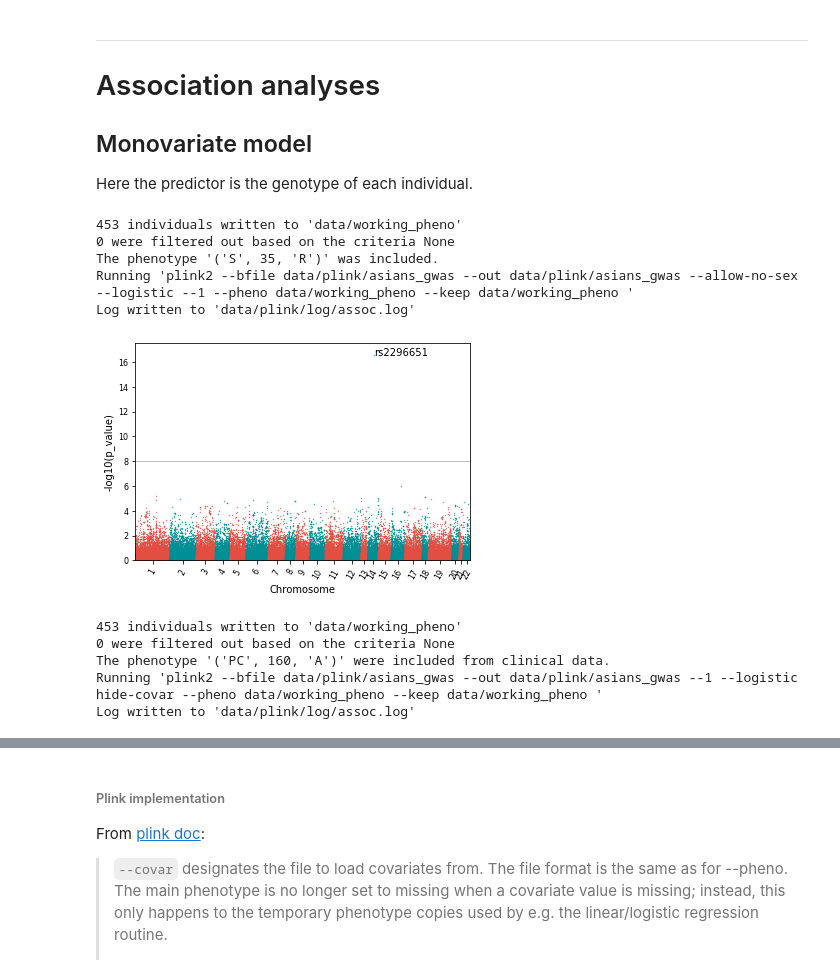
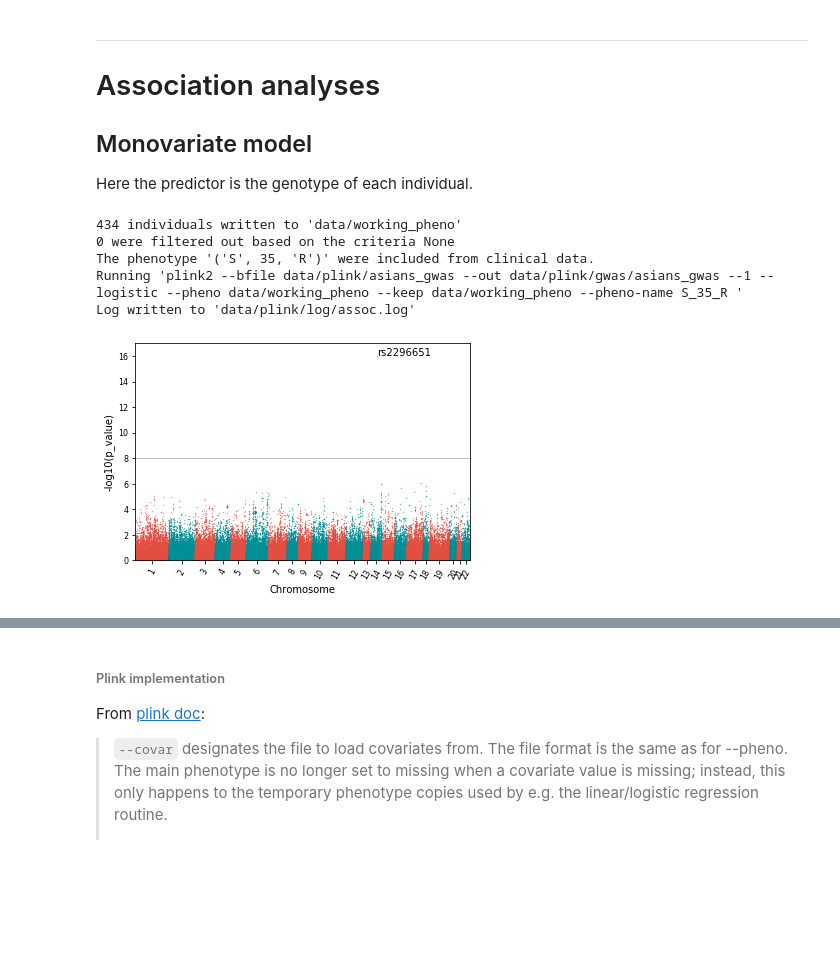
Before and after one commit to matthiaszeller/HBV, a Jupyter notebook: GWAS - Asian individuals.ipynb, the cells around one changed output, grey strips where cells are left out. Drawn from its saved outputs; the diff is of its cells as text; code cells hidden in the pictures; blank space fills up the shorter version.

```diff
--- a/GWAS - Asian individuals.ipynb
+++ b/GWAS - Asian individuals.ipynb
@@ -112,6 +122,7 @@ Log written to 'data/plink/log/asians_gwas_4_missing.log'
 
 This is the last step of QC, the datset will be ready for association analyses.
 # %%
-host.run_plink("--maf 0.01 --hwe 1e-6 --make-bed", file=path_missingness_treated_dataset, extension='bed',
+o, e = host.run_plink("--maf "+str(THRESHOLD_MAF)+" --hwe "+str(THRESHOLD_HWE)+" --make-bed",
+               file=path_missingness_treated_dataset, extension='bed',
               out=PATH_ASIANS_GWAS, log_name='asians_gwas_5_maf_hwe');
 # %% [output]
@@ -124,28 +157,18 @@ Log written to 'data/plink/log/asians_gwas_5_maf_hwe.log'
 ## Monovariate model
 
 Here the predictor is the genotype of each individual.
-# %%
-common.write_phenotypes(PATH_ASIANS_GWAS, phenotype=('S', 35, 'R'), output_path=PATH_WORKING_PHENOTYPES)
-host.run_assoc(binary=True, exclude_chrs=None, file=PATH_ASIANS_GWAS);
-# %% [output]
-453 individuals written to 'data/working_pheno'
-0 were filtered out based on the criteria None
-The phenotype '('S', 35, 'R')' was included.
-Running 'plink2 --bfile data/plink/asians_gwas --out data/plink/asians_gwas --allow-no-sex --logistic --1 --pheno data/working_pheno --keep data/working_pheno '
-Log written to 'data/plink/log/assoc.log'
 # %%
-data = FormatData(PATH_ASIANS_GWAS+'.S_35_R.glm.logistic', sep='\s+', chromosome='#CHROM',
+common.write_phenotypes(PATH_ASIANS_GWAS, phenotype=('S', 35, 'R'), output_path=PATH_WORKING_PHENOTYPES)
+o, e = host.run_gwas(use_pheno="S_35_R", path_covariates=None, path_phenotypes=PATH_WORKING_PHENOTYPES);
+# No covariates, phenotype is WORKING_PHENOTYPE
+data = FormatData(PATH_ASIANS_GWAS_RESULTS+'.S_35_R.glm.logistic', sep='\s+', chromosome='#CHROM',
                   p_value='P')
 GenerateManhattan(data, refSNP='ID', significance=8)
 # %% [output]
+434 individuals written to 'data/working_pheno'
+0 were filtered out based on the criteria None
+The phenotype '('S', 35, 'R')' were included from clinical data.
+Running 'plink2 --bfile data/plink/asians_gwas --out data/plink/gwas/asians_gwas --1 --logistic --pheno data/working_pheno --keep data/working_pheno --pheno-name S_35_R '
+Log written to 'data/plink/log/assoc.log'
-[figure, old version]
+[figure, new version]
-# %%
-common.write_phenotypes(PATH_ASIANS_GWAS, phenotype=('PC', 160, 'A'), output_path=PATH_WORKING_PHENOTYPES)
-host.run_assoc(binary=True, exclude_chrs=None, file=PATH_ASIANS_GWAS, out=PATH_ASIANS_GWAS);
-# %% [output]
-453 individuals written to 'data/working_pheno'
-0 were filtered out based on the criteria None
-The phenotype '('PC', 160, 'A')' were included from clinical data.
-Running 'plink2 --bfile data/plink/asians_gwas --out data/plink/asians_gwas --1 --logistic hide-covar --pheno data/working_pheno --keep data/working_pheno '
-Log written to 'data/plink/log/assoc.log'
 # %%
```
Also changed, not shown: parts of 22 cells of this notebook, 1 other file.
